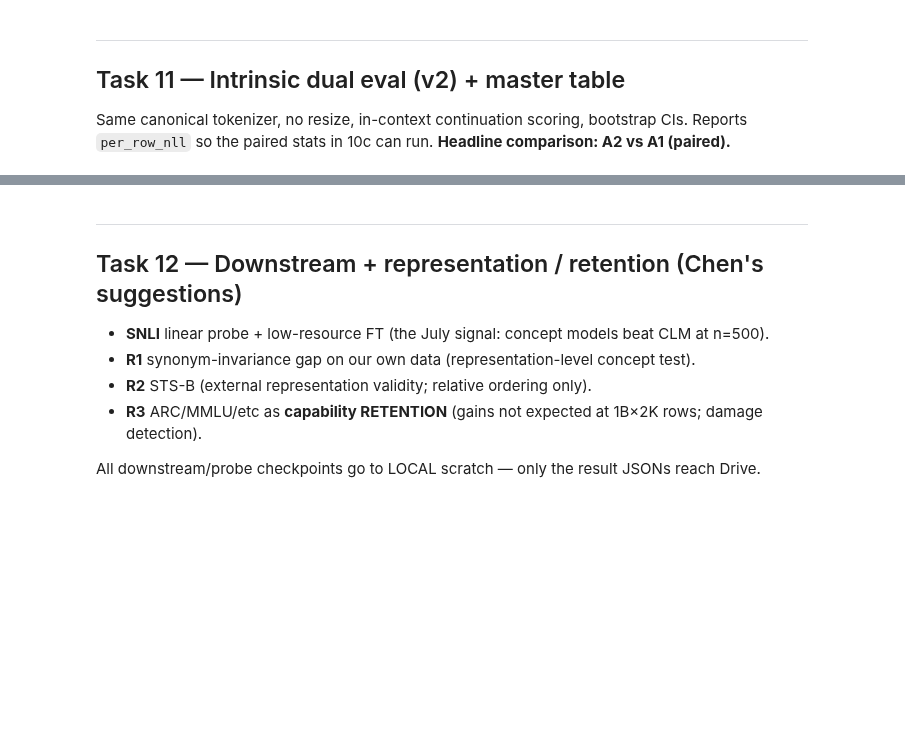
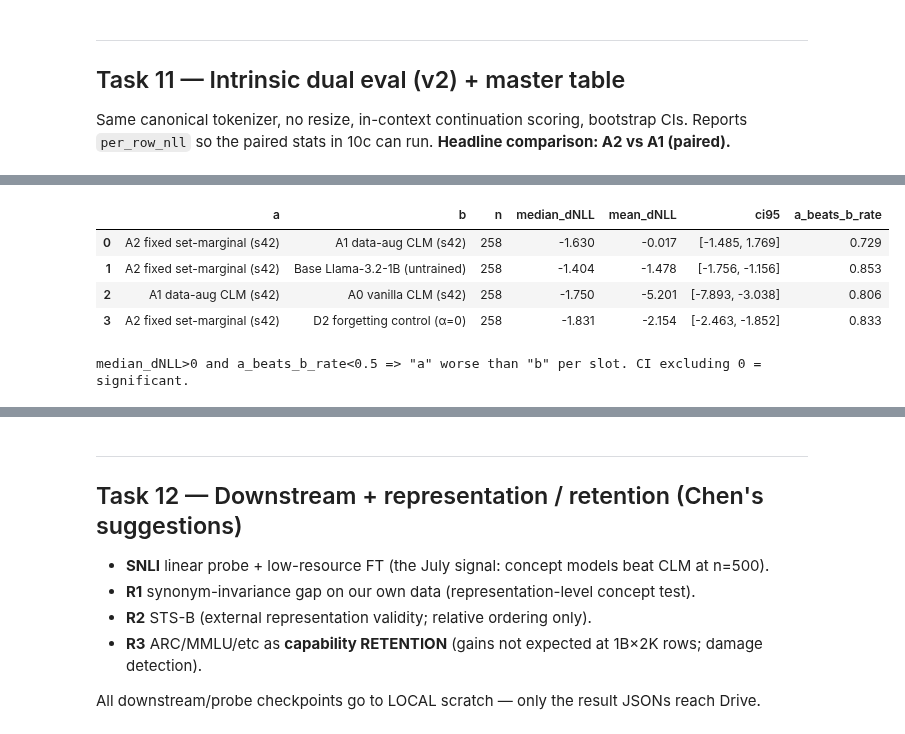
Before and after one commit to SharvaGogawale1/concept-aware-training, a Jupyter notebook: research_tasks_9_12_planA.ipynb, the cells around one changed output, grey strips where cells are left out. Drawn from its saved outputs; the diff is of its cells as text; code cells hidden in the pictures; blank space fills up the shorter version.

```diff
--- a/research_tasks_9_12_planA.ipynb
+++ b/research_tasks_9_12_planA.ipynb
@@ -375,14 +473,26 @@ for tag, csv in [('syn', SYN_CONCEPT_VAL), ('hyp', HYP_CONCEPT_VAL)]:
 # %%
-# 11b. Headline paired comparisons (A2 vs A1, A2 vs base, A1 vs A0) on the syn set
+# 11b. Headline paired comparisons on BOTH val sets (syn + hyp). hyp is where A2 wins biggest,
+# so report it with paired CIs too. median_dNLL>0 and a_beats_b_rate<0.5 => "a" worse than "b".
 SYN_JSON = f'{RESULTS_DIR}/dual_eval_planA_syn.json'
+HYP_JSON = f'{RESULTS_DIR}/dual_eval_planA_hyp.json'
 pairs = [('A2_fixed_s42', 'A1_aug_s42'), ('A2_fixed_s42', 'base'),
          ('A1_aug_s42', 'A0_vanilla_s42'), ('A2_fixed_s42', 'D2_alpha0')]
-rows = [r for r in (paired_delta(SYN_JSON, a, b) for a, b in pairs) if r]
-if rows:
-    display(pd.DataFrame(rows))
-    print('median_dNLL>0 and a_beats_b_rate<0.5 => "a" worse than "b" per slot. CI excluding 0 = significant.')
-else:
-    print('Run 11a first.')
+
+for tag, path in [('SYN', SYN_JSON), ('HYP', HYP_JSON)]:
+    rows = [r for r in (paired_delta(path, a, b) for a, b in pairs) if r]
+    print(f'\n=== Paired per-slot deltas on the {tag} concept set ===')
+    if rows:
+        display(pd.DataFrame(rows))
+    else:
+        print(f'  {tag}: run 11a first (no {path}).')
+print('\nRead: a_beats_b_rate>0.5 and CI excluding 0 => "a" significantly better than "b" per slot.')
+# %% [output]
+|  | a | b | n | median_dNLL | mean_dNLL | ci95 | a_beats_b_rate |
+| 0 | A2 fixed set-marginal (s42) | A1 data-aug CLM (s42) | 258 | -1.630 | -0.017 | [-1.485, 1.769] | 0.729 |
+| 1 | A2 fixed set-marginal (s42) | Base Llama-3.2-1B (untrained) | 258 | -1.404 | -1.478 | [-1.756, -1.156] | 0.853 |
+| 2 | A1 data-aug CLM (s42) | A0 vanilla CLM (s42) | 258 | -1.750 | -5.201 | [-7.893, -3.038] | 0.806 |
+| 3 | A2 fixed set-marginal (s42) | D2 forgetting control (α=0) | 258 | -1.831 | -2.154 | [-2.463, -1.852] | 0.833 |
+median_dNLL>0 and a_beats_b_rate<0.5 => "a" worse than "b" per slot. CI excluding 0 = significant.
 # %%
 # 11c. Master table (self-contained). Aggregates seeds by resolving arm keys -> checkpoint basenames
 # (A1_aug_s42 -> 'standard_clm', base -> 'Llama-3.2-1B'), so the grouping is correct.
```
Also changed, not shown: parts of 38 cells of this notebook.
